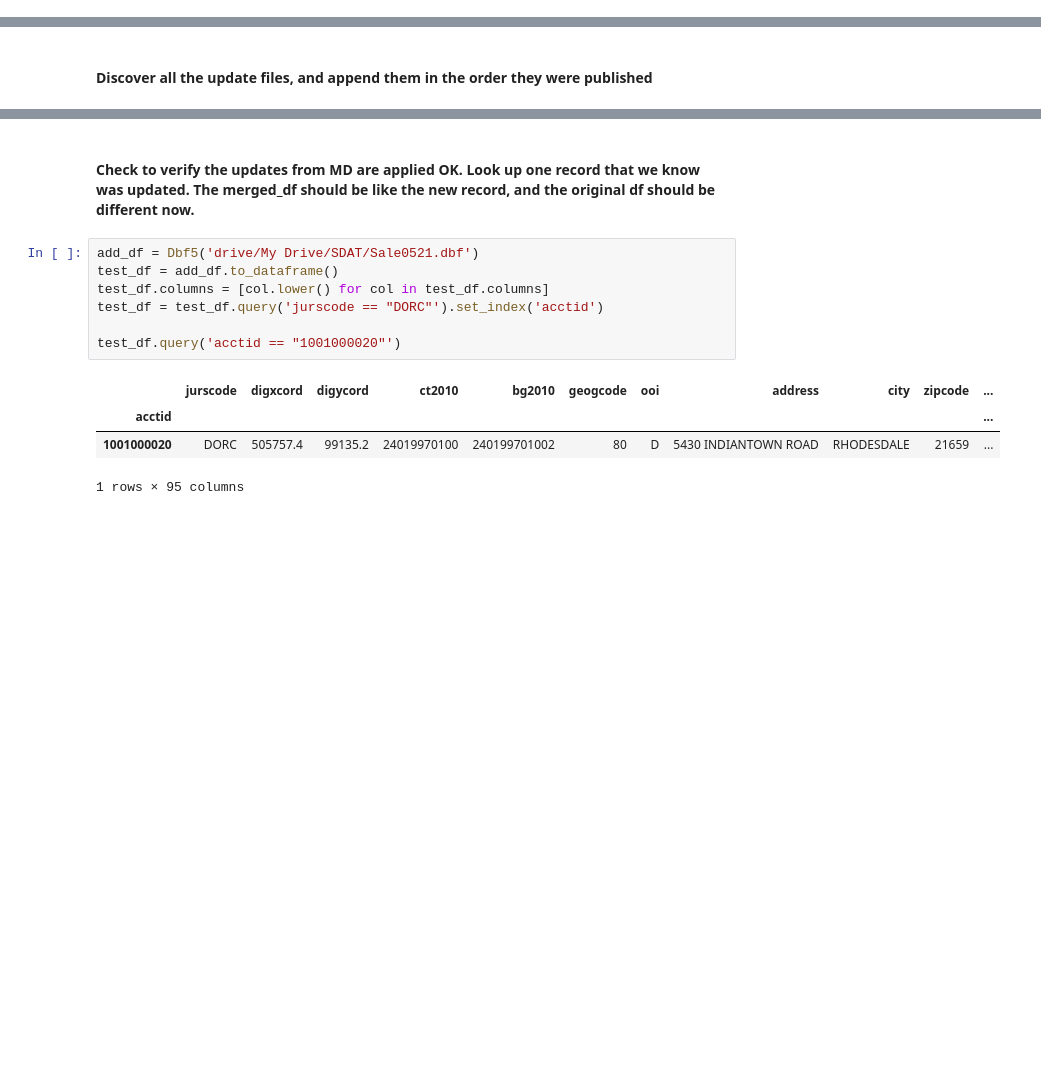
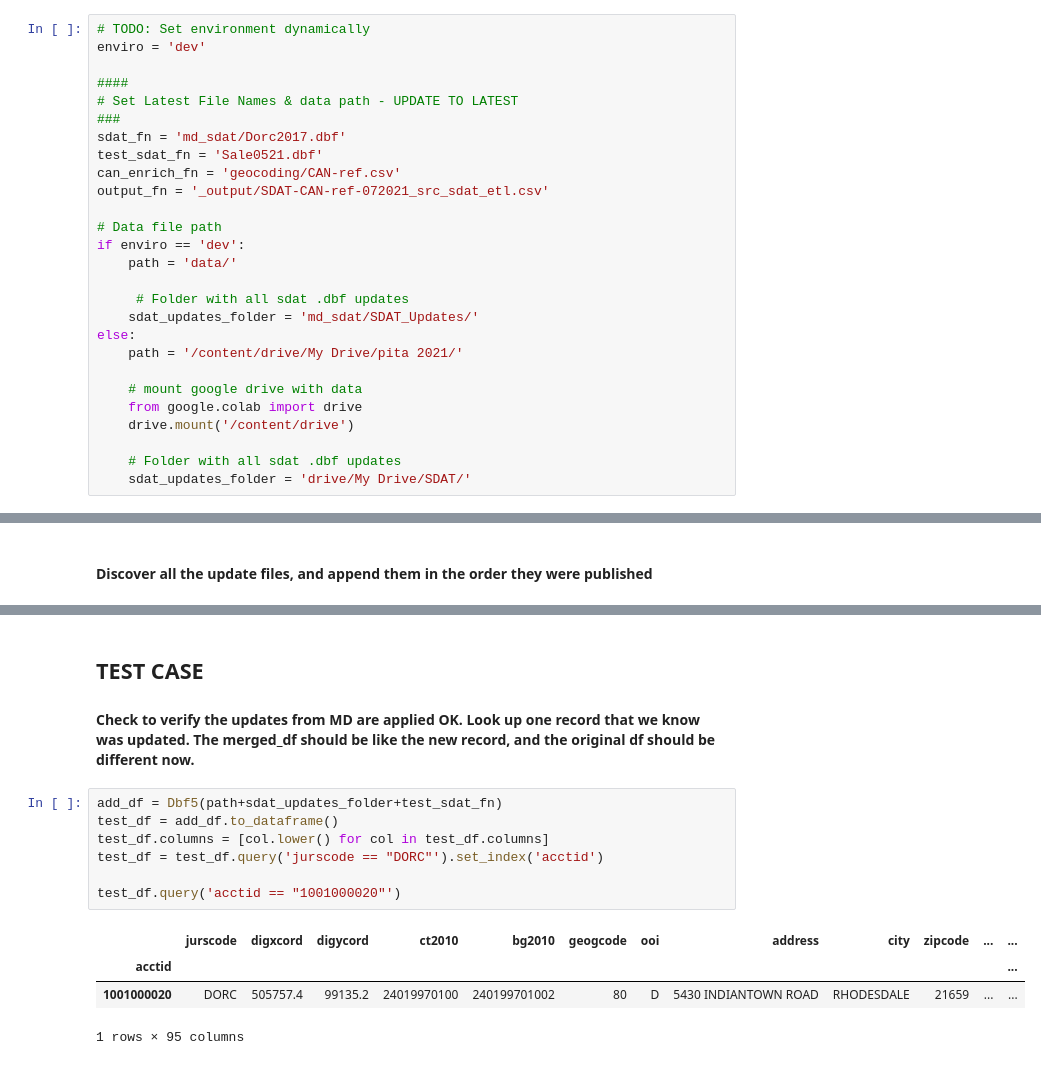
Before and after one commit to mgardi/cambridge_tiered_rental, a Jupyter notebook: sdat_etl.ipynb, the cells around one changed output, grey strips where cells are left out. Drawn from its saved outputs; the diff is of its cells as text; blank space fills up the shorter version.

Commit message:
sdat updated through 7/30 and code revew of sdat-etl complete with minor changes to other notebooks

```diff
--- a/sdat_etl.ipynb
+++ b/sdat_etl.ipynb
@@ -12,3 +29,30 @@ All of the updates through 4/30/2021 have been aggegated in a single file writte
+# %%
+# TODO: Set environment dynamically
+enviro = 'dev'
+
+####
+# Set Latest File Names & data path - UPDATE TO LATEST
+###
+sdat_fn = 'md_sdat/Dorc2017.dbf'
+test_sdat_fn = 'Sale0521.dbf'
+can_enrich_fn = 'geocoding/CAN-ref.csv'
+output_fn = '_output/SDAT-CAN-ref-072021_src_sdat_etl.csv'
+
+# Data file path
+if enviro == 'dev':
+    path = 'data/'
+
+     # Folder with all sdat .dbf updates
+    sdat_updates_folder = 'md_sdat/SDAT_Updates/'
+else:
+    path = '/content/drive/My Drive/pita 2021/'
+
+    # mount google drive with data
+    from google.colab import drive
+    drive.mount('/content/drive')
+
+    # Folder with all sdat .dbf updates
+    sdat_updates_folder = 'drive/My Drive/SDAT/'
 # %%
 # add any packages that aren't available by default
 !pip install simpledbf
@@ -74,16 +99,18 @@ drive/My Drive/SDAT/Sale0521.dbf
 # %% [markdown]
+## TEST CASE
+
 #### Check to verify the updates from MD are applied OK.  Look up one record that we know was updated.  The merged_df should be like the new record, and the original df should be different now.
 # %%
-add_df = Dbf5('drive/My Drive/SDAT/Sale0521.dbf')
+add_df = Dbf5(path+sdat_updates_folder+test_sdat_fn)
 test_df = add_df.to_dataframe()
 test_df.columns = [col.lower() for col in test_df.columns]
 test_df = test_df.query('jurscode == "DORC"').set_index('acctid')
 
 test_df.query('acctid == "1001000020"')
 # %% [output]
-|  | jurscode | digxcord | digycord | ct2010 | bg2010 | geogcode | ooi | address | city | zipcode | ... |
-| acctid |  |  |  |  |  |  |  |  |  |  | ... |
-| 1001000020 | DORC | 505757.4 | 99135.2 | 24019970100 | 240199701002 | 80 | D | 5430 INDIANTOWN ROAD | RHODESDALE | 21659 | ... |
+|  | jurscode | digxcord | digycord | ct2010 | bg2010 | geogcode | ooi | address | city | zipcode | ... | ... |
+| acctid |  |  |  |  |  |  |  |  |  |  |  | ... |
+| 1001000020 | DORC | 505757.4 | 99135.2 | 24019970100 | 240199701002 | 80 | D | 5430 INDIANTOWN ROAD | RHODESDALE | 21659 | ... | ... |
 1 rows × 95 columns
 # %%
 df.query('acctid == "1001000020"')
```
Also changed, not shown: parts of 19 cells of this notebook, 5 other files.
